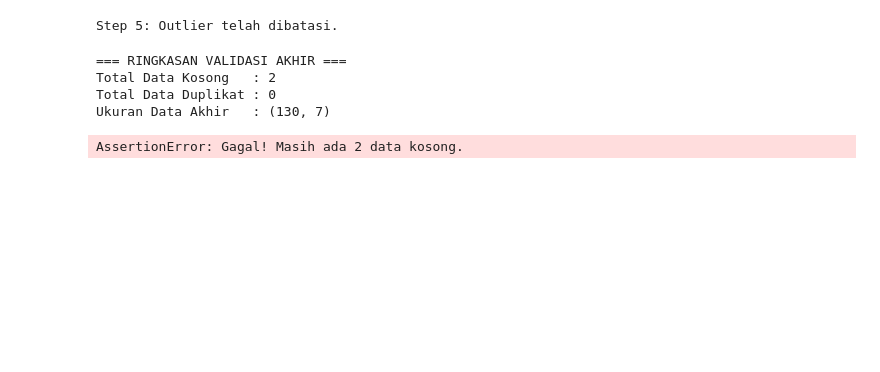
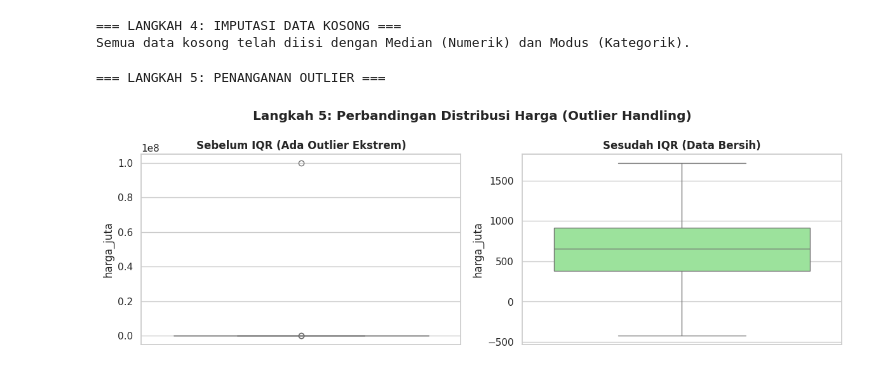
Before and after one commit to noone878/DataScience_230401010262_SEPTIAN-AL-RIZKI, a Jupyter notebook: Pertemuan3_SEPTIAN_AL_RIZKI_230401010262.ipynb, the cells around one changed output. Drawn from its saved outputs; the diff is of its cells as text; code cells hidden in the pictures; blank space fills up the shorter version.

```diff
--- a/Pertemuan3_SEPTIAN_AL_RIZKI_230401010262.ipynb
+++ b/Pertemuan3_SEPTIAN_AL_RIZKI_230401010262.ipynb
@@ -109,28 +116,44 @@ Step 4: Semua data kosong (NaN) telah diisi.
-# %%
-# --- STEP 5: Penanganan Outlier ---
-for col in ['harga_juta', 'luas_m2']:
-    Q1, Q3 = df[col].quantile([0.25, 0.75])
-    IQR = Q3 - Q1
-    df[col] = df[col].clip(lower=Q1 - 1.5*IQR, upper=Q3 + 1.5*IQR)
-print(f"Step 5: Outlier telah dibatasi.")
-# %% [output]
-Step 5: Outlier telah dibatasi.
-# %%
-# --- STEP 6: VALIDASI & EKSPOR ---
-missing_total = df.isnull().sum().sum()
-duplicate_total = df.duplicated().sum()
-
-print("\n=== RINGKASAN VALIDASI AKHIR ===")
-print(f"Total Data Kosong   : {missing_total}")
-print(f"Total Data Duplikat : {duplicate_total}")
-print(f"Ukuran Data Akhir   : {df.shape}")
-
-# Validasi ketat menggunakan assert
-assert missing_total == 0, f'Gagal! Masih ada {missing_total} data kosong.'
-assert duplicate_total == 0, 'Gagal! Masih ada data duplikat.'
-# %% [output]
-=== RINGKASAN VALIDASI AKHIR ===
-Total Data Kosong   : 2
-Total Data Duplikat : 0
-Ukuran Data Akhir   : (130, 7)
-AssertionError: Gagal! Masih ada 2 data kosong.
+# %%
+# 4. IMPUTASI MISSING VALUES
+print("\n=== LANGKAH 4: IMPUTASI DATA KOSONG ===")
+# Pisahkan kolom numerik dan kategorik
+kolom_numerik = df.select_dtypes(include=[np.number]).columns
+kolom_kategorik = df.select_dtypes(exclude=[np.number]).columns
+
+# Imputasi Numerik (Median)
+for col in kolom_numerik:
+    df[col] = df[col].fillna(df[col].median())
+
+# Imputasi Kategorik (Modus)
+for col in kolom_kategorik:
+    df[col] = df[col].fillna(df[col].mode()[0])
+
+print("Semua data kosong telah diisi dengan Median (Numerik) dan Modus (Kategorik).")
+# %% [output]
+=== LANGKAH 4: IMPUTASI DATA KOSONG ===
+Semua data kosong telah diisi dengan Median (Numerik) dan Modus (Kategorik).
+# %%
+# 5. Penanganan Outlier ---
+print("\n=== LANGKAH 5: PENANGANAN OUTLIER ===")
+# Simpan data sebelum IQR untuk perbandingan grafik
+df_sebelum_outlier = df.copy()
+
+for col in ['harga_juta', 'luas_m2']:
+    Q1 = df[col].quantile(0.25)
+    Q3 = df[col].quantile(0.75)
+    IQR = Q3 - Q1
+    # Proses Clipping (Memotong nilai ekstrem)
+    df[col] = df[col].clip(lower=Q1 - 1.5*IQR, upper=Q3 + 1.5*IQR)
+
+# Grafik Langkah 5: Boxplot Sebelum vs Sesudah Clipping Outlier
+fig, axes = plt.subplots(1, 2, figsize=(12, 4))
+sns.boxplot(y=df_sebelum_outlier['harga_juta'], ax=axes[0], color='lightcoral')
+axes[0].set_title('Sebelum IQR (Ada Outlier Ekstrem)', fontweight='bold')
+sns.boxplot(y=df['harga_juta'], ax=axes[1], color='lightgreen')
+axes[1].set_title('Sesudah IQR (Data Bersih)', fontweight='bold')
+plt.suptitle('Langkah 5: Perbandingan Distribusi Harga (Outlier Handling)', fontweight='bold')
+plt.tight_layout()
+plt.show()
+# %% [output]
+=== LANGKAH 5: PENANGANAN OUTLIER ===
+[figure, added]
```
Also changed, not shown: parts of 11 cells of this notebook.
